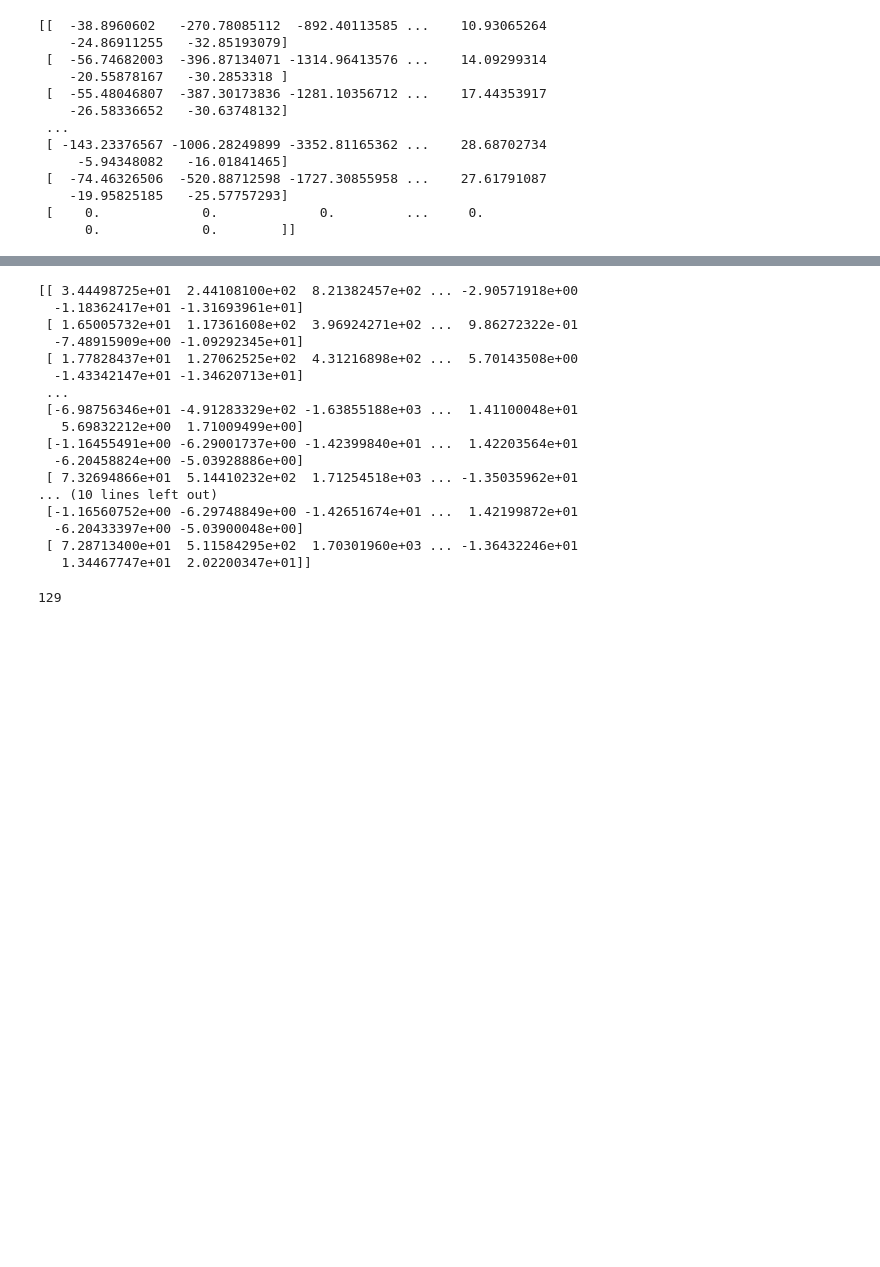
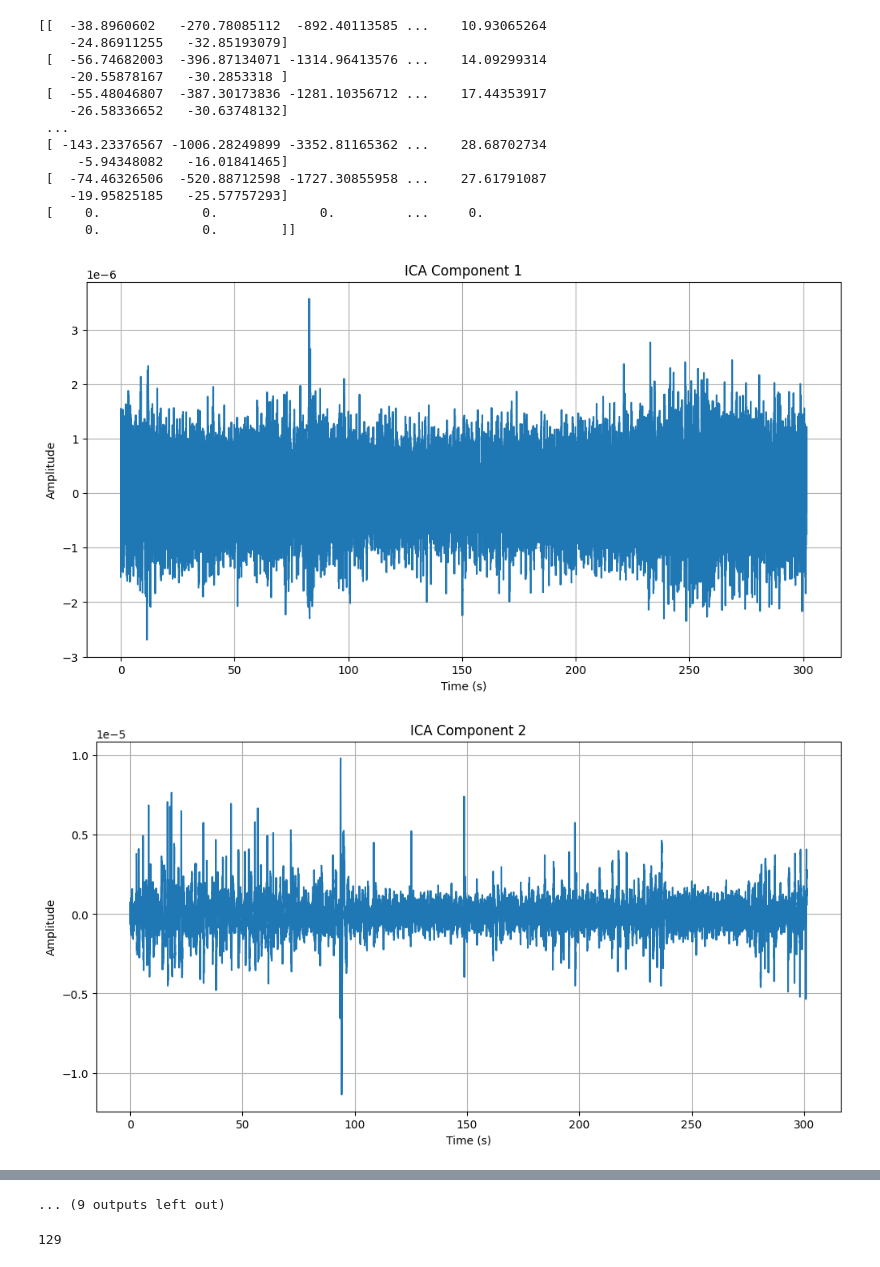
Before and after one commit to Pragun77/MDD-project, a Jupyter notebook: p1.ipynb, the cells around one changed output, grey strips where cells are left out. Cells and saved outputs as stored; diff of their text form; code cells hidden in the pictures; blank space fills up the shorter version.

```diff
--- a/p1.ipynb
+++ b/p1.ipynb
@@ -81,36 +81,33 @@ print(filtered_data_array)
 # %%
 from sklearn.decomposition import FastICA
 
 ica2 = FastICA(n_components=20, random_state= 0)
 
 independant_components = ica2.fit_transform(filtered_data_array)
-
-# Specify the index of the component you want to plot (e.g., component 0)
-
-# Extract the component (each component is a row in 'ica.mixing_')
-
 
 # Create a time axis (assuming your data is sampled at a constant rate)
 n_samples = len(ica2.components_[0, :])
 sampling_rate = 250  # Replace with your actual sampling rate in Hz
 time = np.arange(n_samples) / sampling_rate
 
 # Loop through each component and plot it separately
 for component_idx in range(20):
     component = ica2.components_[component_idx, :]
 
-    # plt.figure(figsize=(12, 6))
-    # plt.plot(time, component)
-    # plt.xlabel('Time (s)')
-    # plt.ylabel('Amplitude')
-    # plt.title(f'ICA Component {component_idx + 1}')
-    # plt.grid(True)
-    # plt.show()
+    plt.figure(figsize=(12, 6))
+    plt.plot(time, component)
+    plt.xlabel('Time (s)')
+    plt.ylabel('Amplitude')
+    plt.title(f'ICA Component {component_idx + 1}')
+    plt.grid(True)
+    plt.show()
 
 original_signal = np.dot(independant_components, ica2.mixing_.T)
 print(original_signal)
 ica_components_filtered = np.delete(independant_components, 10 , axis= 1)
 ica2.mixing_ = np.delete(ica2.mixing_.T, 10 , axis=0)
 reconstructed_signal = np.dot(ica_components_filtered, ica2.mixing_)
 print(reconstructed_signal)
 # %% [output]
+[figure, added]
+[figure, added]
@@ -117,18 +124,2 @@ print(reconstructed_signal)
-[[ 3.44498725e+01  2.44108100e+02  8.21382457e+02 ... -2.90571918e+00
-  -1.18362417e+01 -1.31693961e+01]
- [ 1.65005732e+01  1.17361608e+02  3.96924271e+02 ...  9.86272322e-01
-  -7.48915909e+00 -1.09292345e+01]
- [ 1.77828437e+01  1.27062525e+02  4.31216898e+02 ...  5.70143508e+00
-  -1.43342147e+01 -1.34620713e+01]
- ...
- [-6.98756346e+01 -4.91283329e+02 -1.63855188e+03 ...  1.41100048e+01
-   5.69832212e+00  1.71009499e+00]
- [-1.16455491e+00 -6.29001737e+00 -1.42399840e+01 ...  1.42203564e+01
-  -6.20458824e+00 -5.03928886e+00]
- [ 7.32694866e+01  5.14410232e+02  1.71254518e+03 ... -1.35035962e+01
-... (10 lines left out)
- [-1.16560752e+00 -6.29748849e+00 -1.42651674e+01 ...  1.42199872e+01
-  -6.20433397e+00 -5.03900048e+00]
- [ 7.28713400e+01  5.11584295e+02  1.70301960e+03 ... -1.36432246e+01
-   1.34467747e+01  2.02200347e+01]]
+... (9 outputs left out)
 # %%
```
Also changed, not shown: parts of 3 cells of this notebook, 1 other file.
